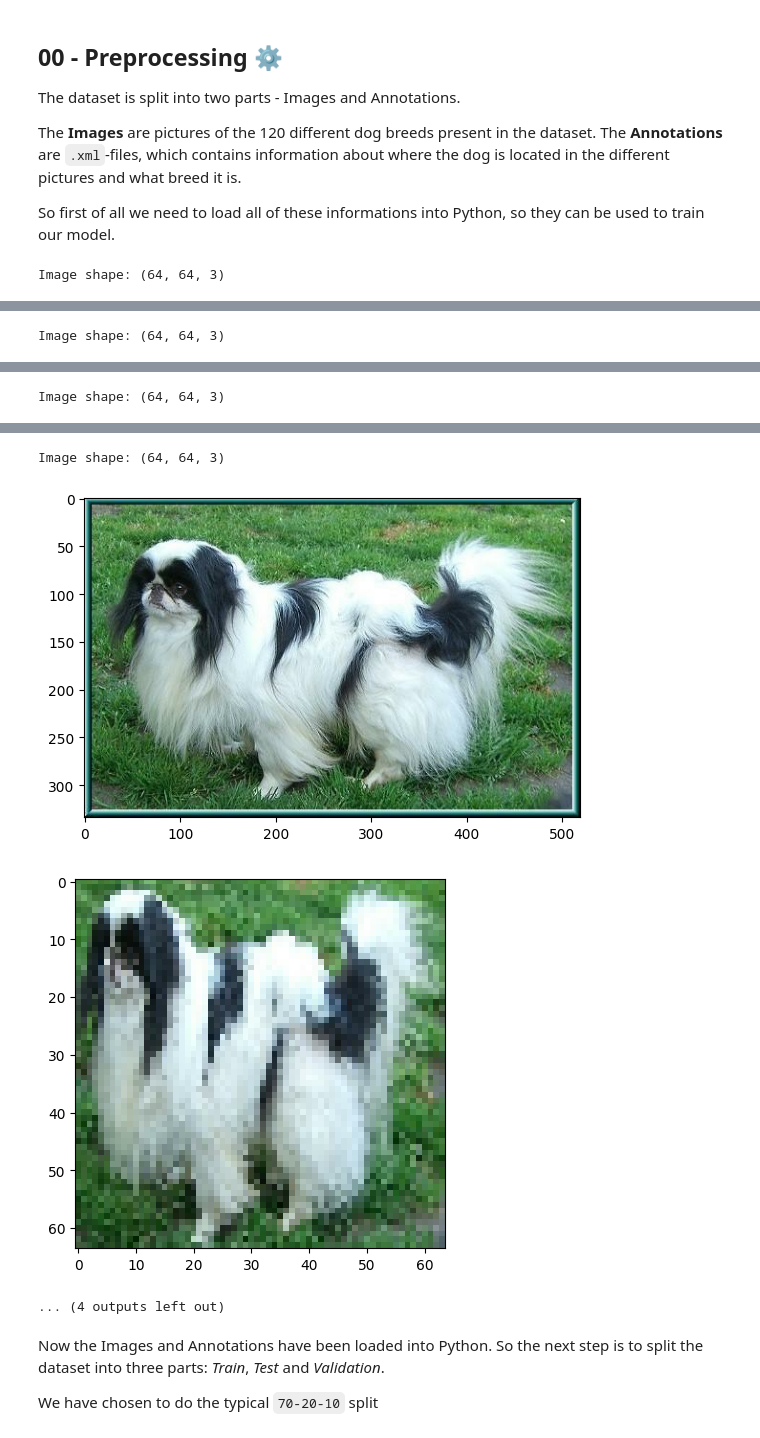
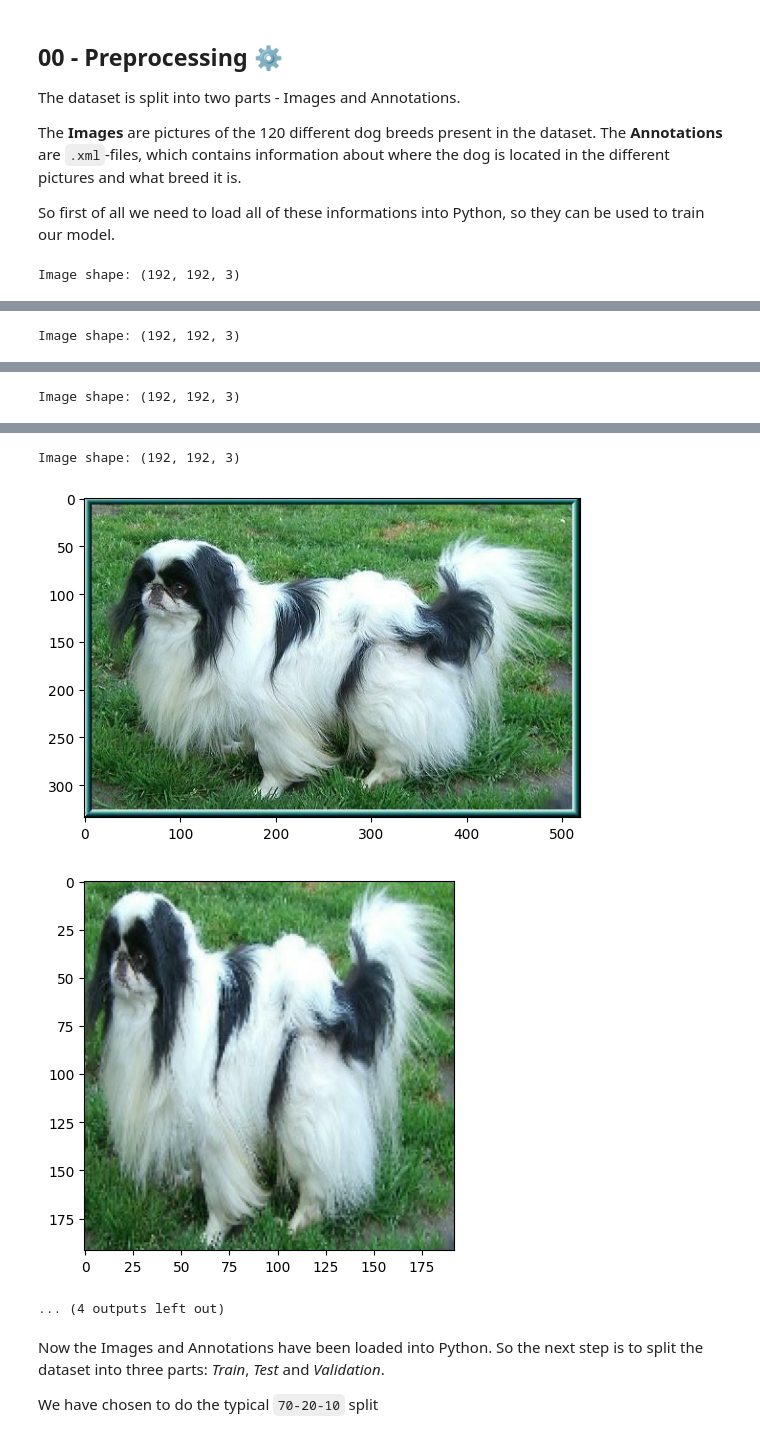
Before and after one commit to MAL1-MMMB/MAL-Exam, a Jupyter notebook: Dog Breed Classification Model.ipynb, the cells around one changed output, grey strips where cells are left out. Cells and saved outputs as stored; diff of their text form; code cells hidden in the pictures.

```diff
--- a/Dog Breed Classification Model.ipynb
+++ b/Dog Breed Classification Model.ipynb
@@ -70,8 +70,8 @@ def load_image_and_crop(path, annotation_path):
 # - Preprocesses the image by resizing and normalizing it
 def preprocess_image(image):
 
-    # * Resize the image to be 224x224 pixels
-    image = tf.image.resize(image, [64, 64])
+    # * Resize the image to be 128x128 pixels
+    image = tf.image.resize(image, [192, 192])
 
     # * Normalize the image (Which means converting the pixel values to be between -0.5 and 0.5)
     image = (image / 255.0)
@@ -187,5 +187,5 @@ print('\nSubset Dataset')
 for image, label in subset_dataset.take(5):
     print('Image shape:', image.shape, 'Label:', label.numpy())
 # %% [output]
-Image shape: (64, 64, 3)
+Image shape: (192, 192, 3)
 [figure]
@@ -193,2 +193,2 @@ Image shape: (64, 64, 3)
-Image shape: (64, 64, 3)
+Image shape: (192, 192, 3)
 [figure]
@@ -196,2 +196,2 @@ Image shape: (64, 64, 3)
-Image shape: (64, 64, 3)
+Image shape: (192, 192, 3)
 [figure]
@@ -199,6 +199,6 @@ Image shape: (64, 64, 3)
-Image shape: (64, 64, 3)
+Image shape: (192, 192, 3)
 [figure]
-[figure, old version]
+[figure, new version]
 ... (4 outputs left out)
 # %% [markdown]
 Now the Images and Annotations have been loaded into Python. So the next step is to split the dataset into three parts: *Train*, *Test* and *Validation*.
```
Also changed, not shown: parts of 4 cells of this notebook, 2 other files.
